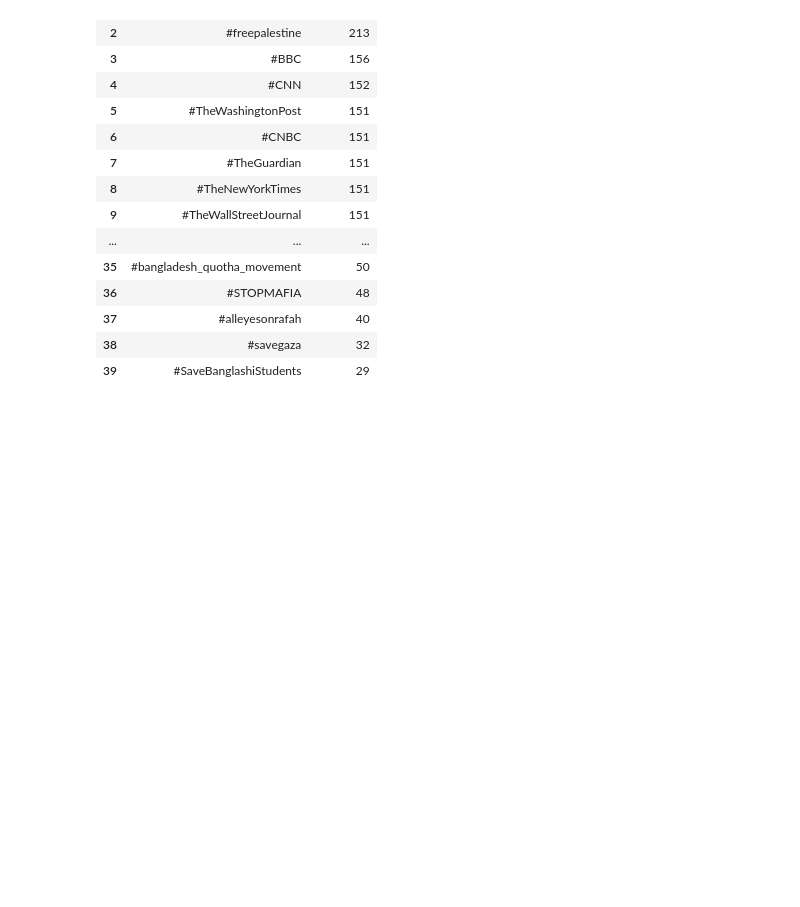
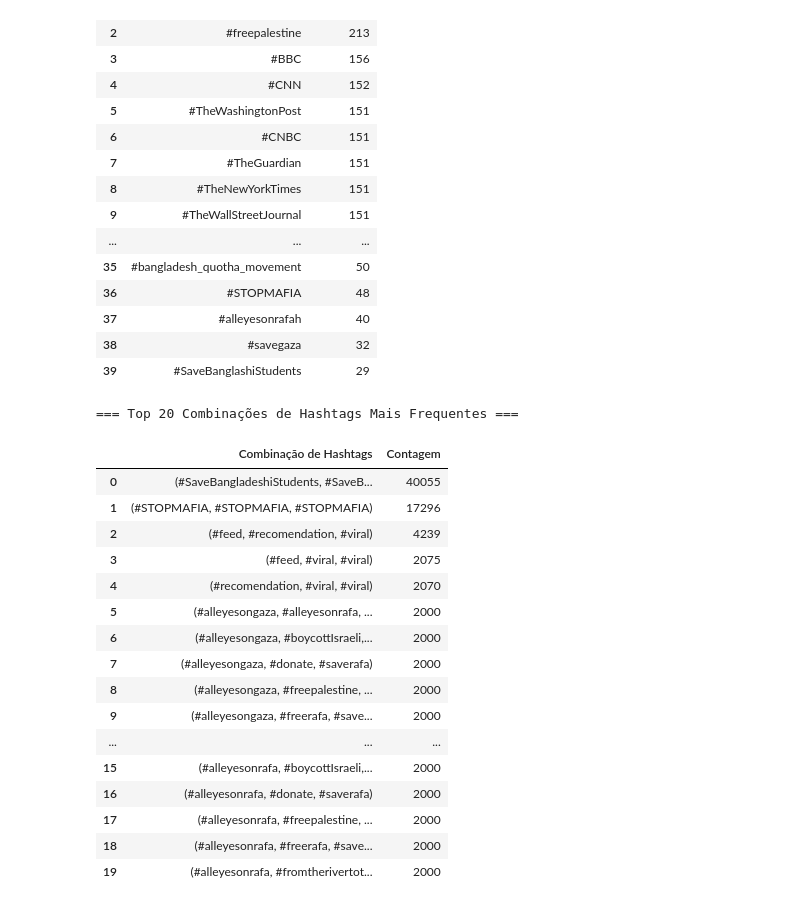
Before and after one commit to VictorHugoMartins/israel_x_palestine_data_analysis, a Jupyter notebook: views.ipynb, the cells around one changed output. Cells and saved outputs as stored; diff of their text form; code cells hidden in the pictures; blank space fills up the shorter version.

Commit message:
refactor: change in K of coocurrencies of hashtags

```diff
--- a/views.ipynb
+++ b/views.ipynb
@@ -1419,31 +1419,50 @@ def get_top_cooccurring_hashtags(df, hashtag_col='hashtags', top_n=20):
     """
     # Convertendo as strings para listas de hashtags
     df[hashtag_col] = df[hashtag_col].apply(convert_string_to_list)
 
     # Gerando combinações de hashtags por linha
     cooccurrences = []
     for hashtags in df[hashtag_col]:
         if isinstance(hashtags, list) and len(hashtags) > 1:
-            cooccurrences.extend(combinations(sorted(hashtags), 5))  # Pares ordenados
+            cooccurrences.extend(combinations(sorted(hashtags), 3))  # Pares ordenados
 
     # Contando a frequência de cada par
     cooccurrence_counts = Counter(cooccurrences)
 
     # Criando um DataFrame com os resultados
     top_cooccurrences = pd.DataFrame(cooccurrence_counts.most_common(top_n), columns=['Combinação de Hashtags', 'Contagem'])
 
     return top_cooccurrences
 
 # Função auxiliar para conversão
 def convert_string_to_list(string):
     try:
         return ast.literal_eval(string) if isinstance(string, str) else string
     except (ValueError, SyntaxError):
         return []
 
 # Exemplo de uso
 top_cooccurrences_result = get_top_cooccurring_hashtags(palestine_df_comments, hashtag_col='hashtags', top_n=20)
 
 # Exibindo os resultados
 print("=== Top 20 Combinações de Hashtags Mais Frequentes ===")
 top_cooccurrences_result
+# %% [output]
+=== Top 20 Combinações de Hashtags Mais Frequentes ===
+|  | Combinação de Hashtags | Contagem |
+| 0 | (#SaveBangladeshiStudents, #SaveB... | 40055 |
+| 1 | (#STOPMAFIA, #STOPMAFIA, #STOPMAFIA) | 17296 |
+| 2 | (#feed, #recomendation, #viral) | 4239 |
+| 3 | (#feed, #viral, #viral) | 2075 |
+| 4 | (#recomendation, #viral, #viral) | 2070 |
+| 5 | (#alleyesongaza, #alleyesonrafa, ... | 2000 |
+| 6 | (#alleyesongaza, #boycottIsraeli,... | 2000 |
+| 7 | (#alleyesongaza, #donate, #saverafa) | 2000 |
+| 8 | (#alleyesongaza, #freepalestine, ... | 2000 |
+| 9 | (#alleyesongaza, #freerafa, #save... | 2000 |
+| ... | ... | ... |
+| 15 | (#alleyesonrafa, #boycottIsraeli,... | 2000 |
+| 16 | (#alleyesonrafa, #donate, #saverafa) | 2000 |
+| 17 | (#alleyesonrafa, #freepalestine, ... | 2000 |
+| 18 | (#alleyesonrafa, #freerafa, #save... | 2000 |
+| 19 | (#alleyesonrafa, #fromtherivertot... | 2000 |
```
Also changed, not shown: parts of 1 cell of this notebook.
